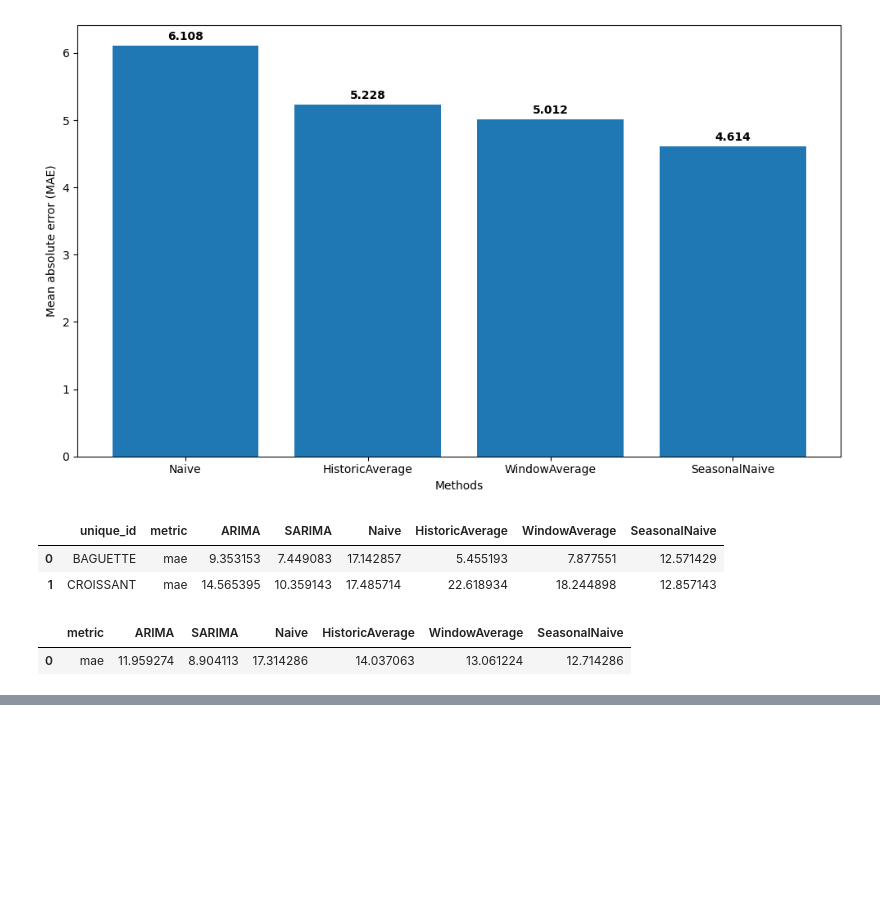
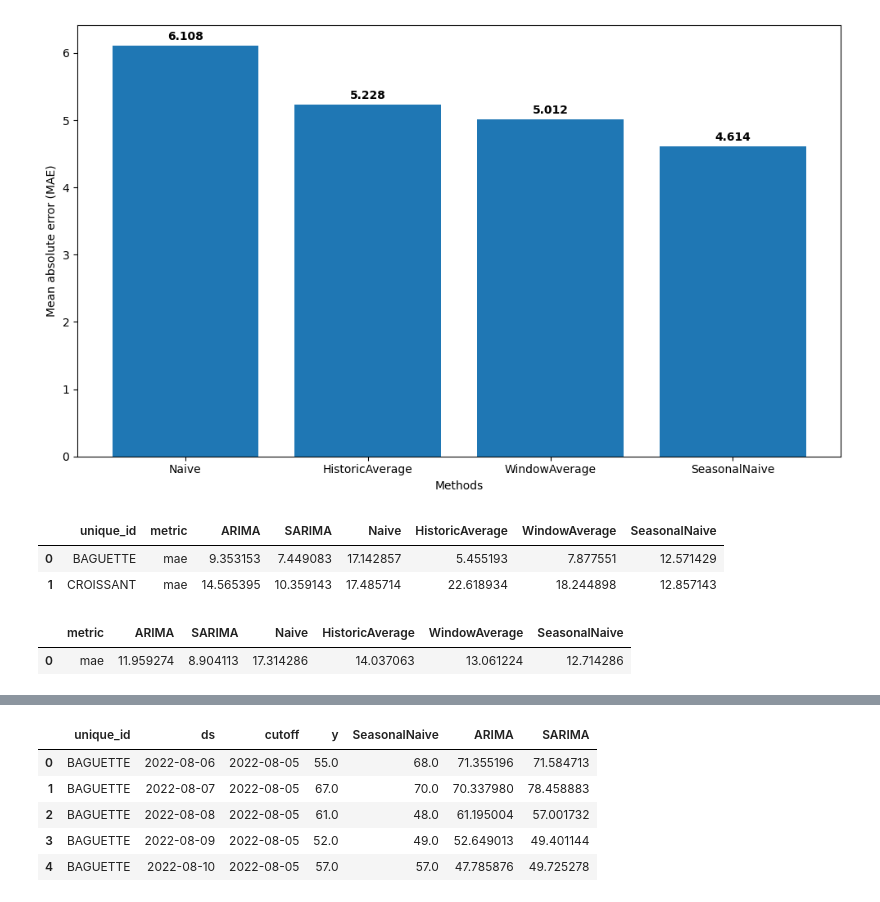
Before and after one commit to BMMUGOMBA/Time_Series, a Jupyter notebook: intro-freecodecamp.ipynb, the cells around one changed output, grey strips where cells are left out. Drawn from its saved outputs; the diff is of its cells as text; code cells hidden in the pictures; blank space fills up the shorter version.

```diff
--- a/intro-freecodecamp.ipynb
+++ b/intro-freecodecamp.ipynb
@@ -192,0 +225,26 @@ arima_eval
+# %%
+small_df = df[df["unique_id"].isin(unique_ids)]
+
+models = [
+    SeasonalNaive(season_length=7),
+    AutoARIMA(seasonal=False, alias="ARIMA"),
+    AutoARIMA(season_length=7, alias="SARIMA")
+]
+
+sf = StatsForecast(models=models, freq="D")
+cv_df = sf.cross_validation(
+    h=horizon, # 7 days
+    df=small_df,
+    n_windows=8,
+    step_size=horizon,
+    refit=True
+)
+
+cv_df.head()
+# %% [output]
+|  | unique_id | ds | cutoff | y | SeasonalNaive | ARIMA | SARIMA |
+| 0 | BAGUETTE | 2022-08-06 | 2022-08-05 | 55.0 | 68.0 | 71.355196 | 71.584713 |
+| 1 | BAGUETTE | 2022-08-07 | 2022-08-05 | 67.0 | 70.0 | 70.337980 | 78.458883 |
+| 2 | BAGUETTE | 2022-08-08 | 2022-08-05 | 61.0 | 48.0 | 61.195004 | 57.001732 |
+| 3 | BAGUETTE | 2022-08-09 | 2022-08-05 | 52.0 | 49.0 | 52.649013 | 49.401144 |
+| 4 | BAGUETTE | 2022-08-10 | 2022-08-05 | 57.0 | 57.0 | 47.785876 | 49.725278 |
```
Also changed, not shown: parts of 7 cells of this notebook.
